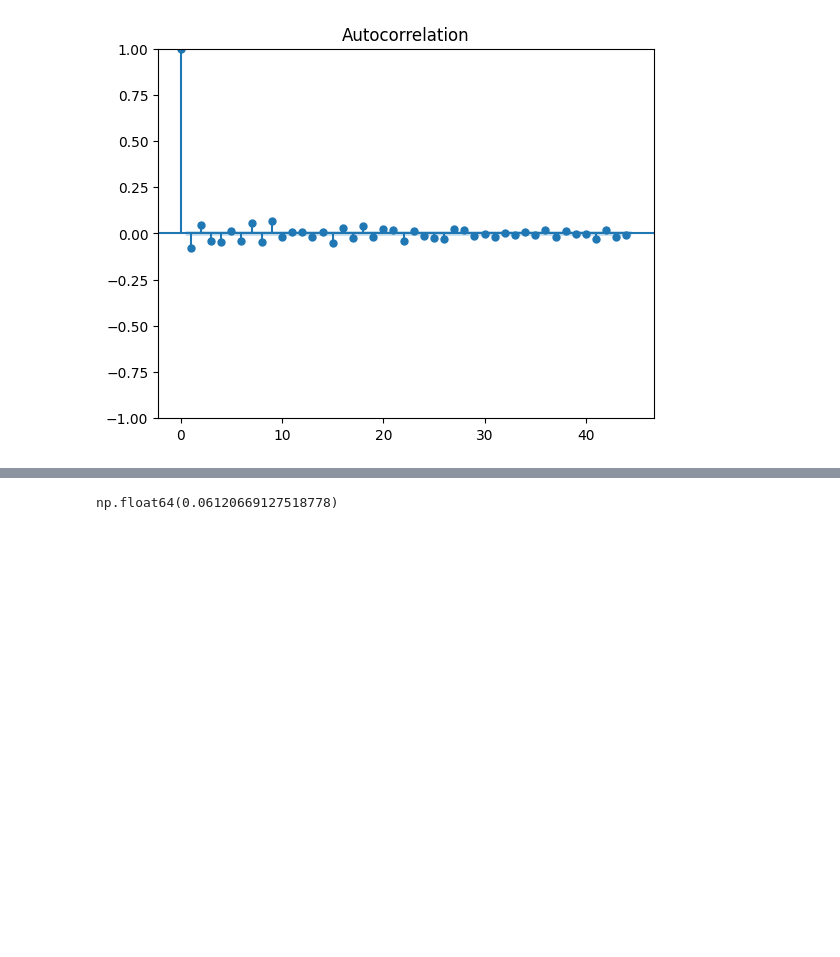
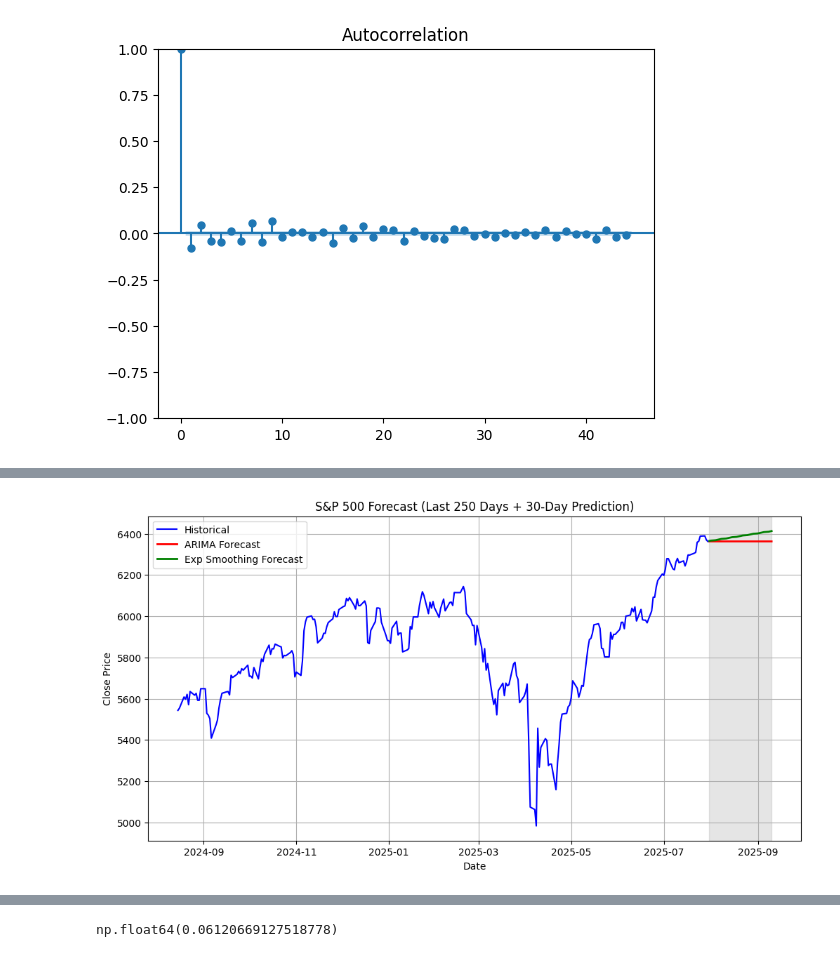
Before and after one commit to d3lyan/UNWE, a Jupyter notebook: Thesis.ipynb, the cells around one changed output, grey strips where cells are left out. Saved outputs shown, nothing was run; the diff lists cells and outputs as text; code cells hidden in the pictures; blank space fills up the shorter version.

```diff
--- a/Thesis.ipynb
+++ b/Thesis.ipynb
@@ -194,0 +241,21 @@ plt.title('S&P 500 – Exponential Smoothing Forecast'); plt.legend(); plt.show(
+# %%
+# Zoom in on recent data
+zoom_period = 250  # days
+y_recent = y[-zoom_period:]
+
+plt.figure(figsize=(12, 6))
+plt.plot(y_recent, label='Historical', color='blue')
+plt.plot(arima_forecast.index, arima_forecast, label='ARIMA Forecast', color='red', linewidth=2)
+plt.plot(es_forecast.index, es_forecast, label='Exp Smoothing Forecast', color='green', linewidth=2)
+
+# Shade forecast area
+plt.axvspan(arima_forecast.index[0], arima_forecast.index[-1], color='gray', alpha=0.2)
+
+plt.title(f'S&P 500 Forecast (Last {zoom_period} Days + {forecast_horizon}-Day Prediction)')
+plt.xlabel('Date')
+plt.ylabel('Close Price')
+plt.legend()
+plt.grid(True)
+plt.show()
+# %% [output]
+[figure, added]
```
Also changed, not shown: parts of 8 cells of this notebook.
